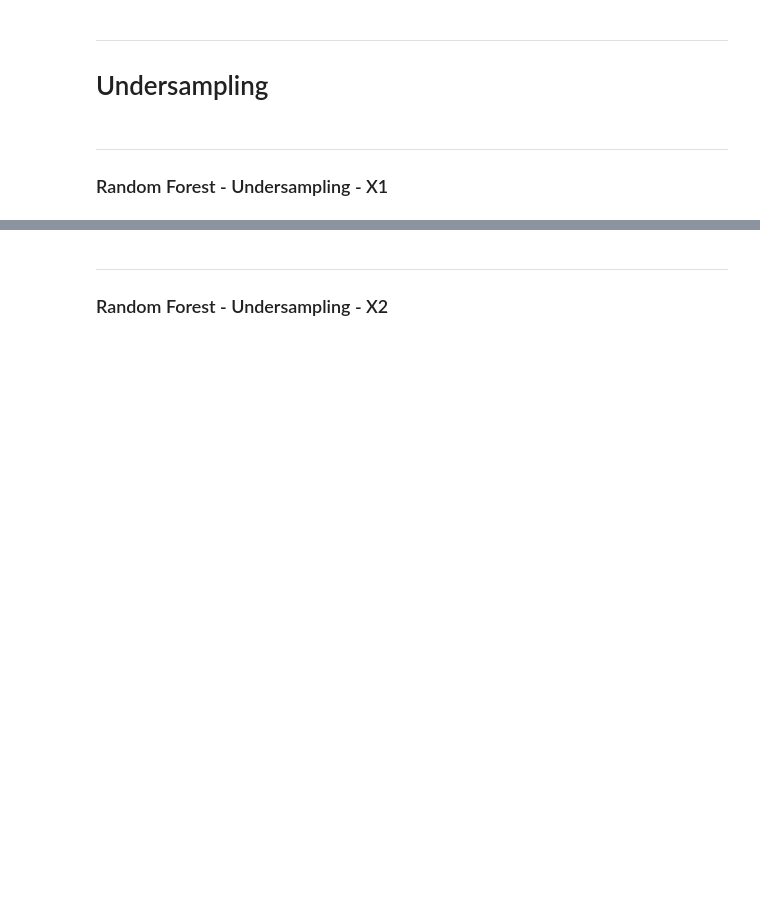
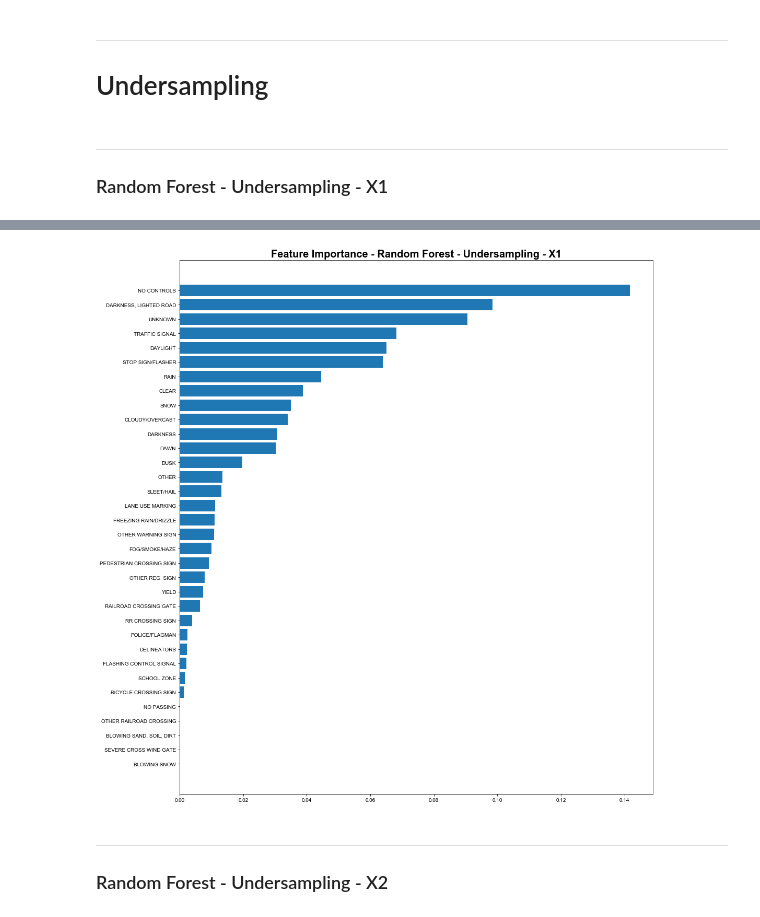
Before and after one commit to Morgan-Sell/chi-traffic-accidents, a Jupyter notebook: chi-transport-v2.ipynb, the cells around one changed output, grey strips where cells are left out. Cells and saved outputs as stored; diff of their text form; code cells hidden in the pictures; blank space fills up the shorter version.

```diff
--- a/chi-transport-v2.ipynb
+++ b/chi-transport-v2.ipynb
@@ -738,3 +836,27 @@ weighted avg       0.97      0.58      0.72     58416
+# %%
+feat_imp_rf_us_1 = rf_rndm_us.feature_importances_
+dct_imp_rf_us_1 = {}
+for feat, val in zip(X_1_dum.columns, feat_imp_rf_us_1):
+    dct_imp_rf_us_1[feat] = val
+df_imp_rf_us_1 = pd.DataFrame(dct_imp_rf_us_1, index=[0]).unstack().reset_index()
+df_imp_rf_us_1.drop('level_1', axis=1, inplace=True)
+df_imp_rf_us_1.columns= ['feature', 'feat_importance']
+
+df_imp_rf_us_1 = df_imp_rf_us_1.sort_values('feat_importance')
+
+fig, ax = plt.subplots(figsize=(15,15))
+y_pos = np.arange(1, len(df_imp_rf_us_1)+1)
+
+#plt.barh(pos_gdbt_2, energy, color='green', xerr=variance)
+ax.barh(y=y_pos, width=df_imp_rf_us_1['feat_importance'])
+
+ax.set_title("Feature Importance - Random Forest - Undersampling - X1", fontsize=20, fontweight='bold')
+ax.yaxis.set_ticks(y_pos)
+ax.set_yticklabels(labels=df_imp_rf_us_1['feature'])
+
+fig.tight_layout();
+# %% [output]
+[figure, added]
 # %% [markdown]
 ---
 ### Random Forest - Undersampling - X2
```
Also changed, not shown: parts of 19 cells of this notebook.
